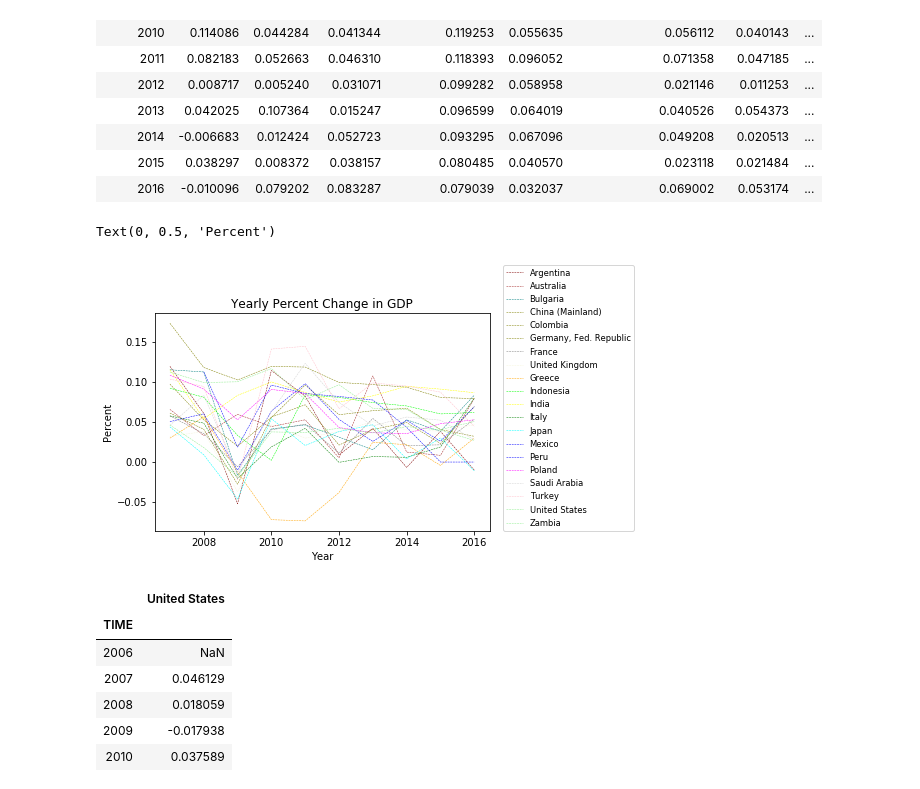
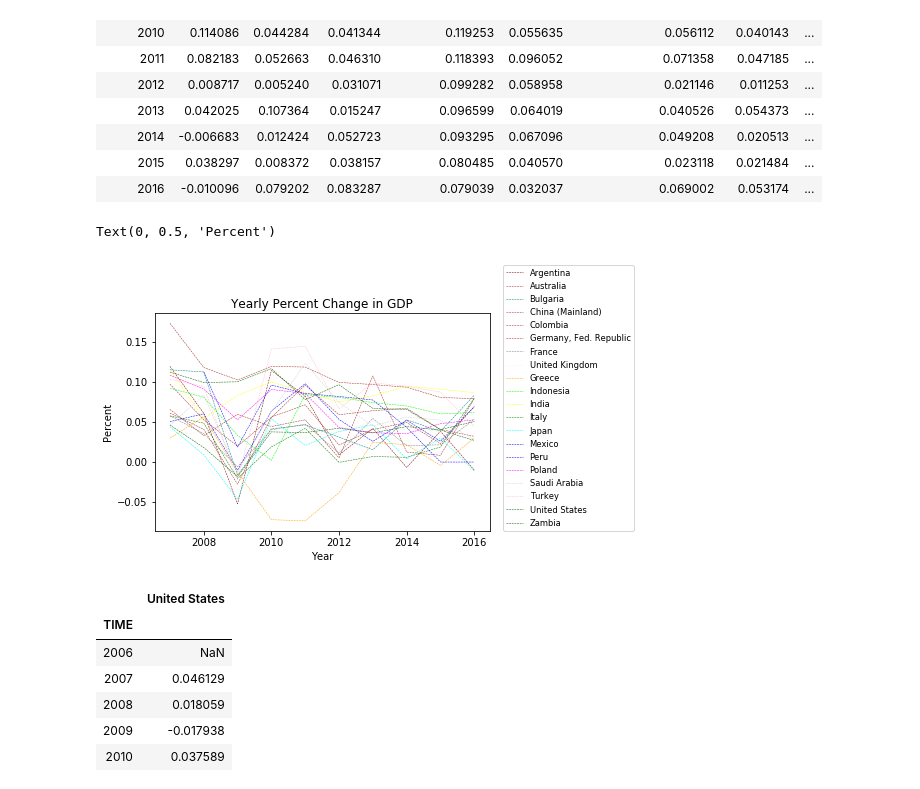
Before and after one commit to cmboone2005/Project1, a Jupyter notebook: DataSets/gdp_comparison.ipynb, the cells around one changed output. Cells and saved outputs as stored; diff of their text form; code cells hidden in the pictures.

```diff
--- a/DataSets/gdp_comparison.ipynb
+++ b/DataSets/gdp_comparison.ipynb
@@ -145,7 +145,7 @@ for column in country_gdp:
         if column == 'Australia':
             colors='brown'
         if column == 'China (Mainland)':
-            colors='olive'
+            colors='brown'
         if column =='Bulgaria':
             colors='teal'
         if column=='Columbia':
@@ -177,7 +177,7 @@ for column in country_gdp:
         if column=='United Kingdom':
             colors='beige'
         if column=='United States':
-            colors='lightgreen'
+            colors='darkgreen'
         if columns=='Zambia':
             colors='lavender'
 
@@ -222,7 +222,7 @@ for column in pct_gdp:
         if column == 'Australia':
             colors='brown'
         if column == 'China (Mainland)':
-            colors='olive'
+            colors='brown'
         if column =='Bulgaria':
             colors='teal'
         if column=='Columbia':
@@ -239,35 +239,35 @@ for column in pct_gdp:
             colors='lime'
         if column =='Italy':
             colors='green'
         if column=='Japan':
             colors='cyan'
         if column=='Mexico':
             colors='blue'
         if columns=='Peru':
             colors='purple'
         if column == 'Poland':
             colors='magenta'
         if column == 'Saudi Arabia':
             colors='lightgrey'
         if column =='Turkey':
             colors='pink'
         if column=='United Kingdom':
             colors='beige'
         if column=='United States':
-            colors='lightgreen'
+            colors='darkgreen'
         if columns=='Zambia':
             colors='lavender'
 
         plt.errorbar(x_axis, y_axis, color=colors,linestyle="dashed", linewidth=0.50)
 
 plt.legend(columns,loc=(1.04,0),fontsize="small",fancybox=True)
 
 plt.title("Yearly Percent Change in GDP")
 plt.xlabel("Year")
 plt.ylabel("Percent")
 # %% [output]
 Text(0, 0.5, 'Percent')
-[figure, old version]
+[figure, new version]
 # %%
 #U S A, U S A
 usa_gdp = pd.DataFrame(pct_gdp['United States'])
```
Also changed, not shown: parts of 3 cells of this notebook.
